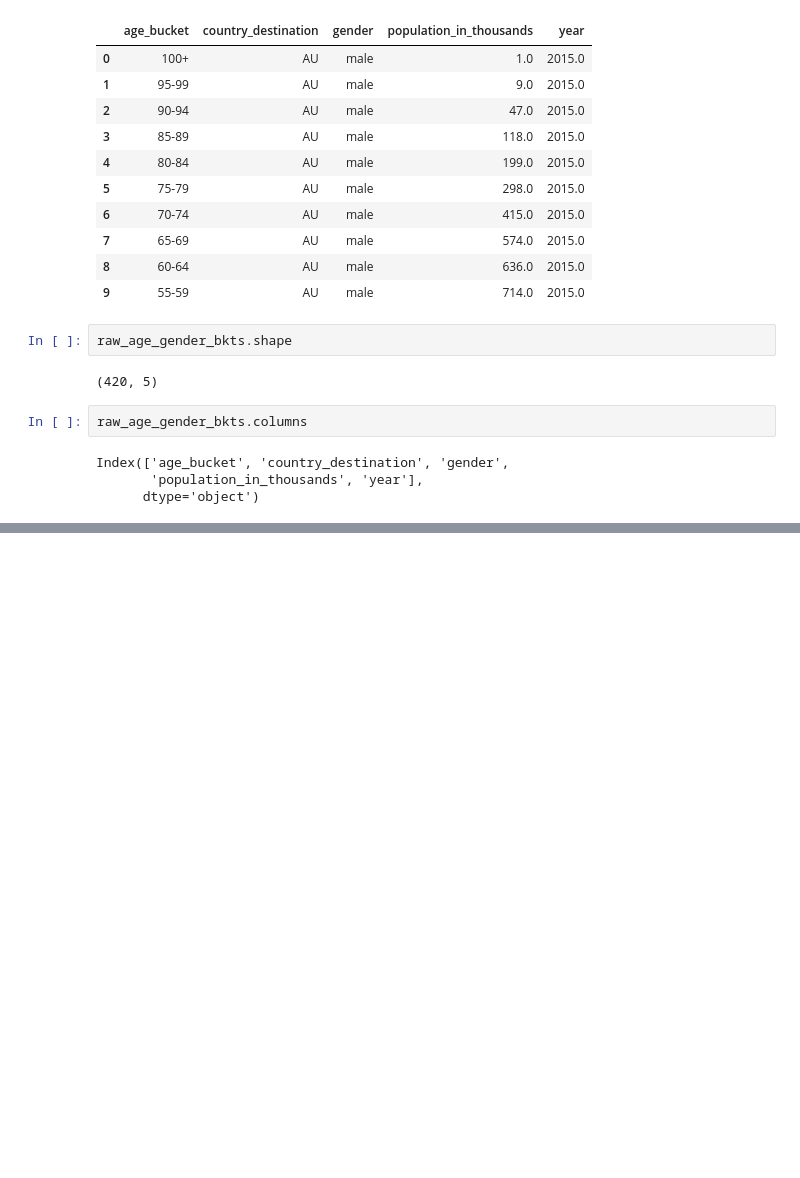
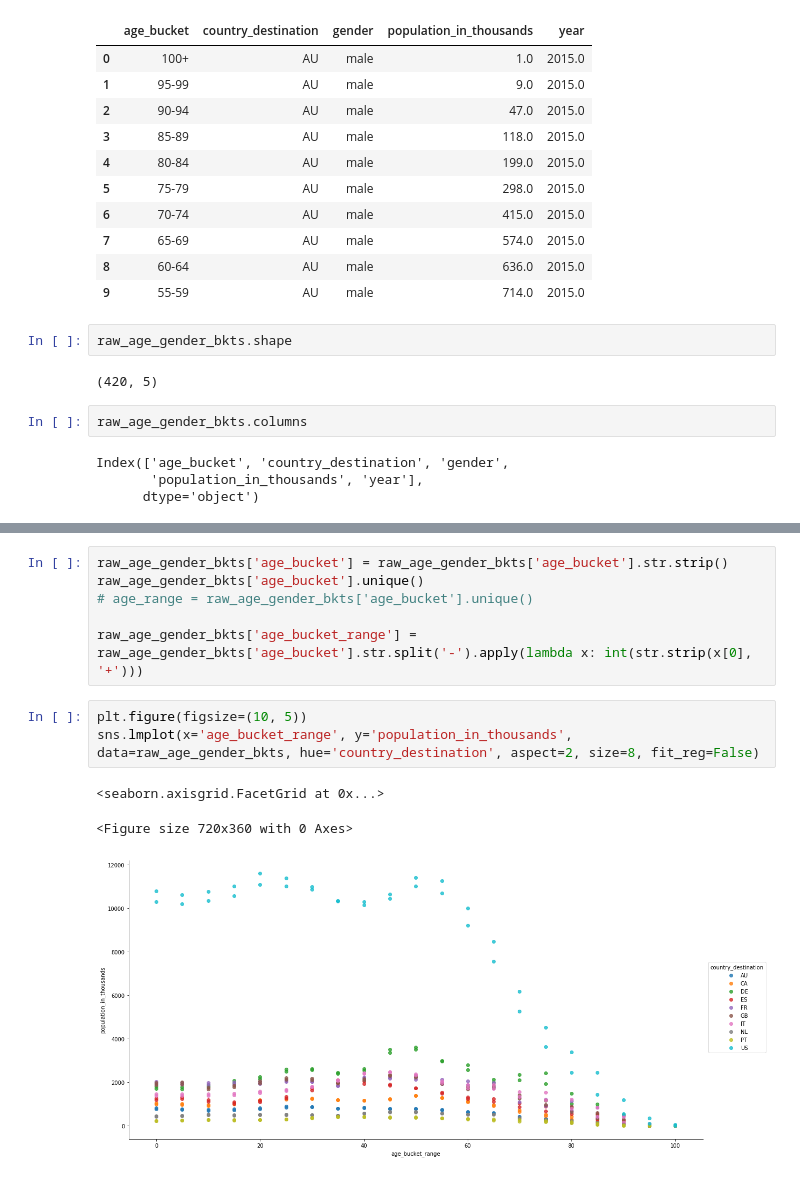
Before and after one commit to khanhduyn/coderschool_ml_jul18, a Jupyter notebook: kaggle/airbnb/kaggle_airbnb.ipynb, the cells around one changed output, grey strips where cells are left out. Drawn from its saved outputs; the diff is of its cells as text; blank space fills up the shorter version.

```diff
--- a/kaggle/airbnb/kaggle_airbnb.ipynb
+++ b/kaggle/airbnb/kaggle_airbnb.ipynb
@@ -34,0 +114,13 @@ Index(['age_bucket', 'country_destination', 'gender',
+# %%
+raw_age_gender_bkts['age_bucket'] = raw_age_gender_bkts['age_bucket'].str.strip()
+raw_age_gender_bkts['age_bucket'].unique()
+# age_range = raw_age_gender_bkts['age_bucket'].unique()
+
+raw_age_gender_bkts['age_bucket_range'] = raw_age_gender_bkts['age_bucket'].str.split('-').apply(lambda x: int(str.strip(x[0], '+')))
+# %%
+plt.figure(figsize=(10, 5))
+sns.lmplot(x='age_bucket_range', y='population_in_thousands', data=raw_age_gender_bkts, hue='country_destination', aspect=2, size=8, fit_reg=False)
+# %% [output]
+<seaborn.axisgrid.FacetGrid at 0x...>
+<Figure size 720x360 with 0 Axes>
+[figure, added]
```
Also changed, not shown: parts of 32 cells of this notebook.
